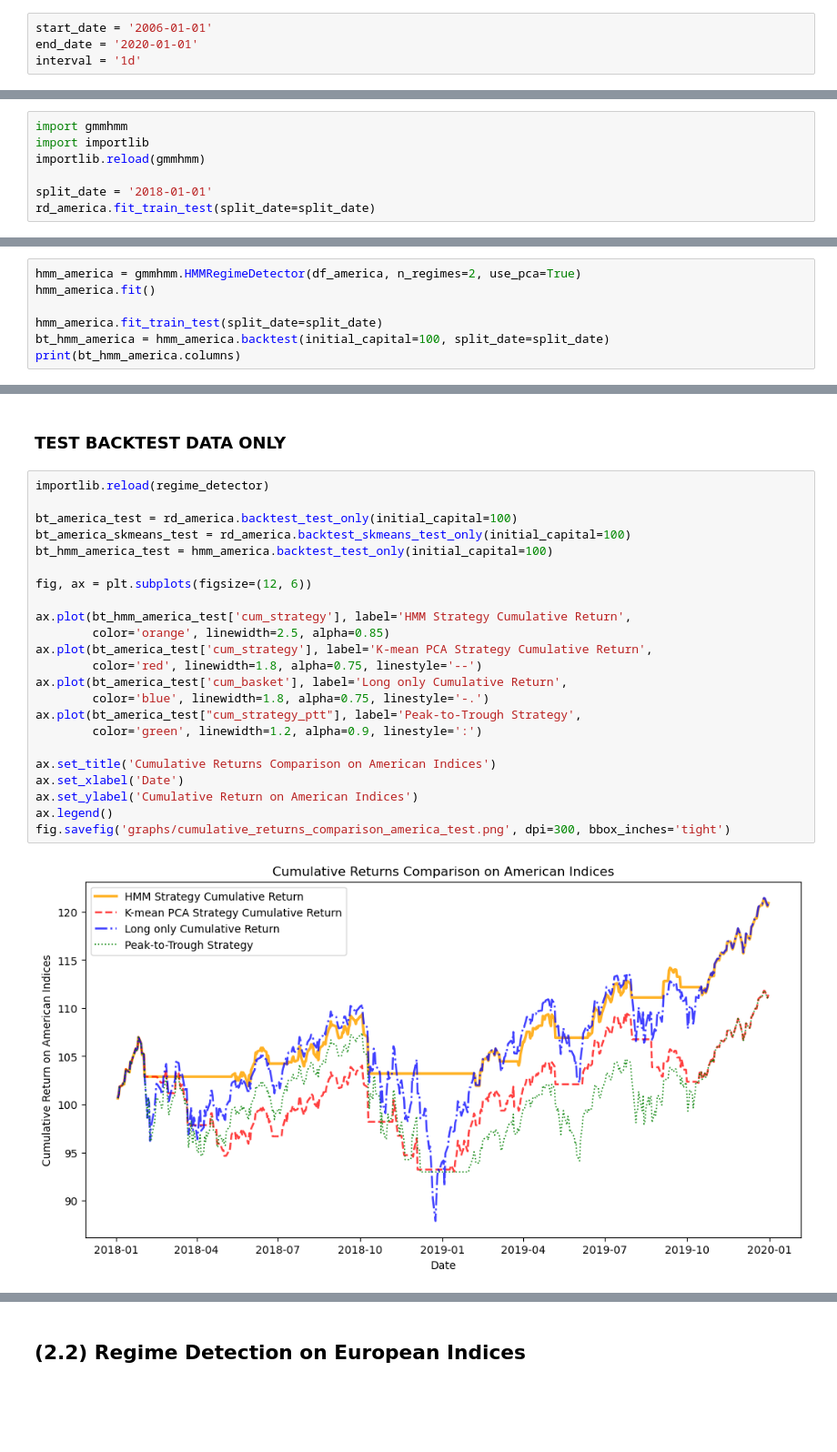
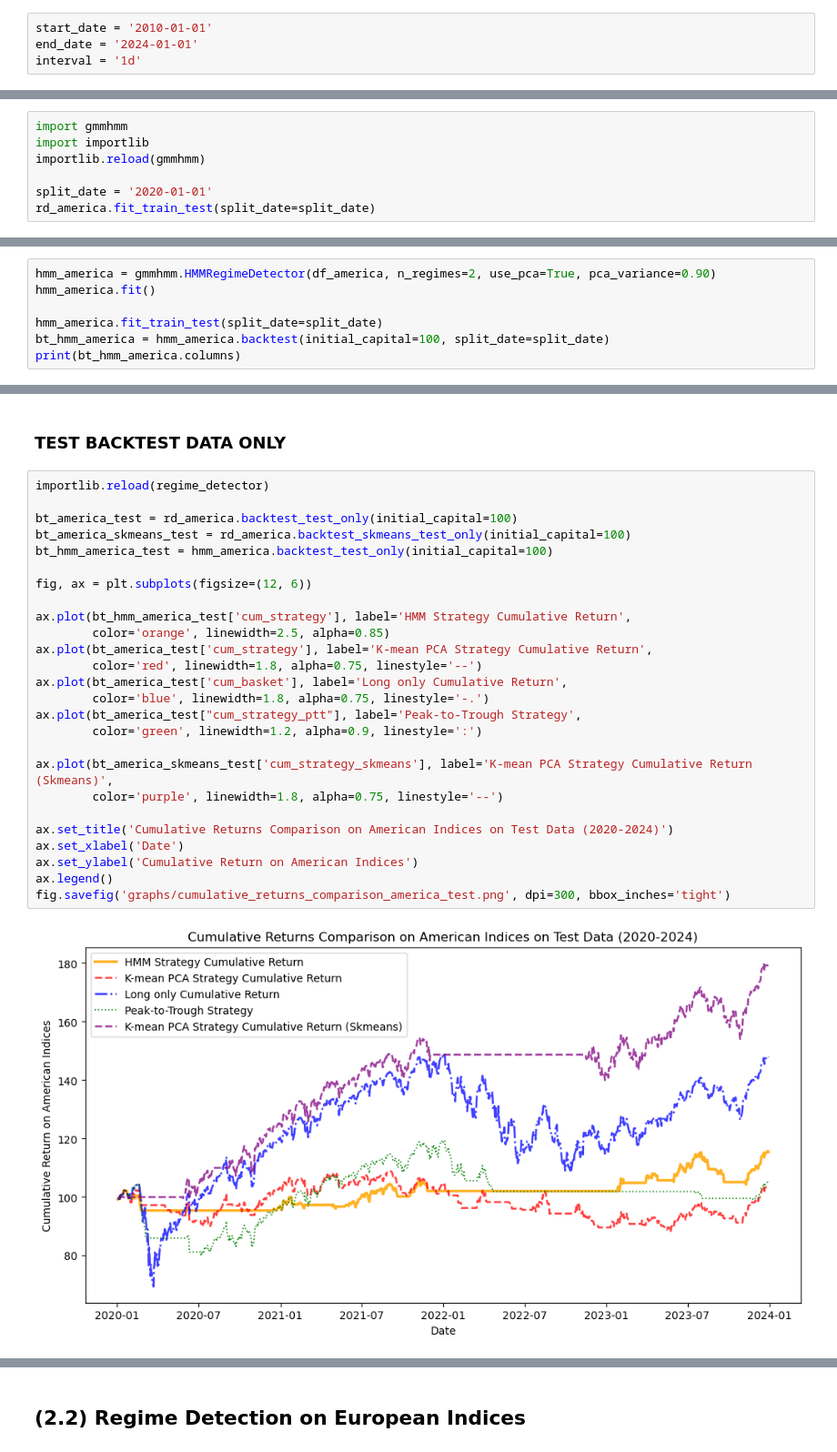
Before and after one commit to oscar10-wq/Algorithmic-Trading-via-Regime-Detection-and-Stock-Grouping-, a Jupyter notebook: results.ipynb, the cells around one changed output, grey strips where cells are left out. Shown at 91% size. Drawn from its saved outputs; the diff is of its cells as text; blank space fills up the shorter version.

````diff
--- a/results.ipynb
+++ b/results.ipynb
@@ -70,8 +70,8 @@ Yahoo Finance API
   Feature matrix → Clustering / PCA
 ```
 # %%
-start_date = '2006-01-01'
-end_date = '2020-01-01'
+start_date = '2010-01-01'
+end_date = '2024-01-01'
 interval = '1d'
 # %% [markdown]
 ## (1.1) America Data
@@ -254,12 +254,12 @@ import gmmhmm
 import importlib
 importlib.reload(gmmhmm)
 
-split_date = '2018-01-01'
+split_date = '2020-01-01'
 rd_america.fit_train_test(split_date=split_date)
 # %% [output]
 <algo_regime.src.regime_detector.RegimeDetector at 0x...>
 # %%
-hmm_america = gmmhmm.HMMRegimeDetector(df_america, n_regimes=2, use_pca=True)
+hmm_america = gmmhmm.HMMRegimeDetector(df_america, n_regimes=2, use_pca=True, pca_variance=0.90)
 hmm_america.fit()
 
 hmm_america.fit_train_test(split_date=split_date)
@@ -349,25 +352,28 @@ Annualized Volatility (Basket): 0.19
 # %%
 importlib.reload(regime_detector)
 
 bt_america_test = rd_america.backtest_test_only(initial_capital=100)
 bt_america_skmeans_test = rd_america.backtest_skmeans_test_only(initial_capital=100)
 bt_hmm_america_test = hmm_america.backtest_test_only(initial_capital=100)
 
 fig, ax = plt.subplots(figsize=(12, 6))
 
 ax.plot(bt_hmm_america_test['cum_strategy'], label='HMM Strategy Cumulative Return',
         color='orange', linewidth=2.5, alpha=0.85)
 ax.plot(bt_america_test['cum_strategy'], label='K-mean PCA Strategy Cumulative Return',
         color='red', linewidth=1.8, alpha=0.75, linestyle='--')
 ax.plot(bt_america_test['cum_basket'], label='Long only Cumulative Return',
         color='blue', linewidth=1.8, alpha=0.75, linestyle='-.')
 ax.plot(bt_america_test["cum_strategy_ptt"], label='Peak-to-Trough Strategy',
         color='green', linewidth=1.2, alpha=0.9, linestyle=':')
 
-ax.set_title('Cumulative Returns Comparison on American Indices')
+ax.plot(bt_america_skmeans_test['cum_strategy_skmeans'], label='K-mean PCA Strategy Cumulative Return (Skmeans)',
+        color='purple', linewidth=1.8, alpha=0.75, linestyle='--')
+
+ax.set_title('Cumulative Returns Comparison on American Indices on Test Data (2020-2024)')
 ax.set_xlabel('Date')
 ax.set_ylabel('Cumulative Return on American Indices')
 ax.legend()
 fig.savefig('graphs/cumulative_returns_comparison_america_test.png', dpi=300, bbox_inches='tight')
 # %% [output]
-[figure, old version]
+[figure, new version]
````
Also changed, not shown: parts of 38 cells of this notebook, 17 other files.
